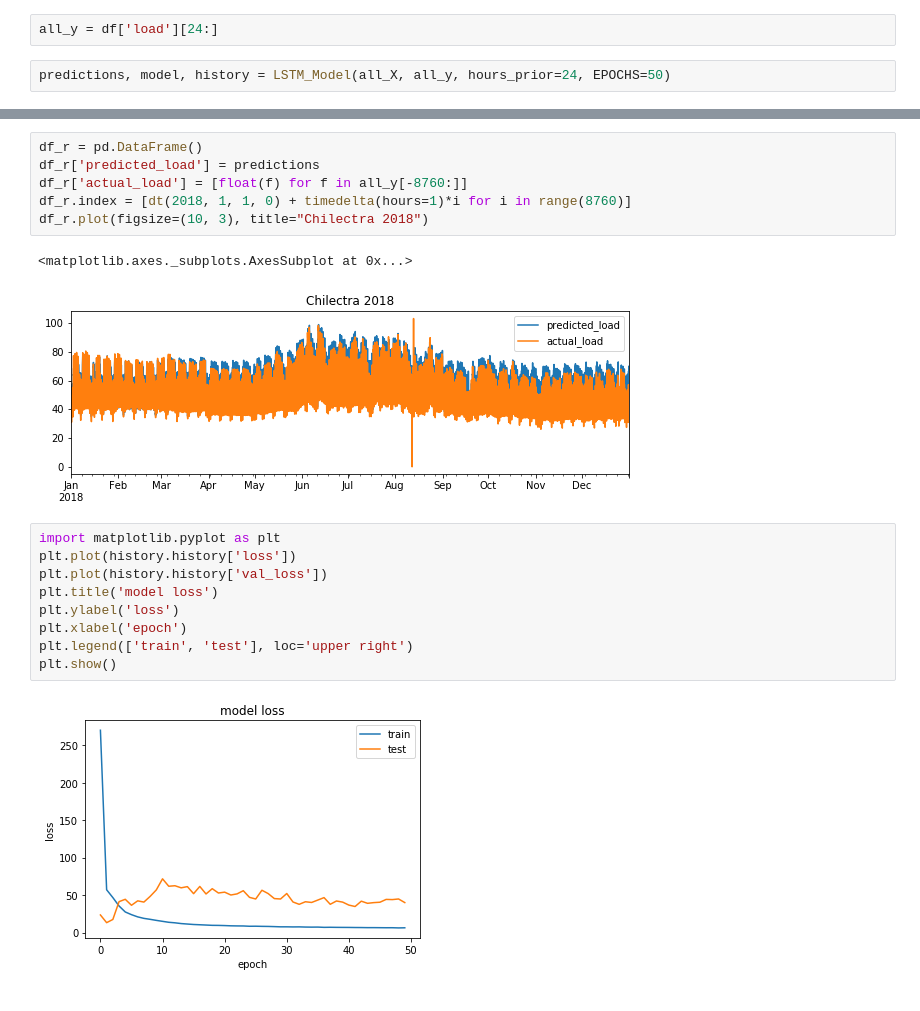
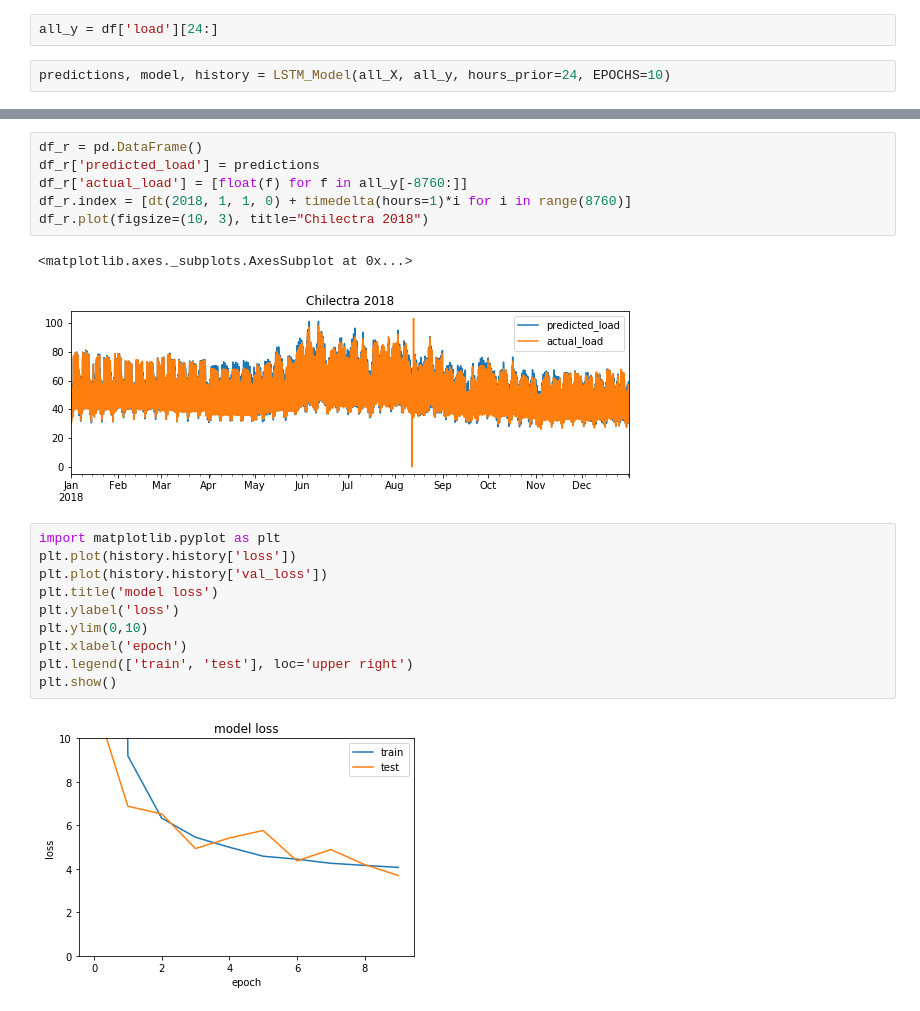
Before and after one commit to javierclb/energy_forecast, a Jupyter notebook: LSTM.ipynb, the cells around one changed output, grey strips where cells are left out. Cells and saved outputs as stored; diff of their text form.

```diff
--- a/LSTM.ipynb
+++ b/LSTM.ipynb
@@ -15,5 +15,5 @@ all_X = prepare_data(df, hours_prior=24)
 # %%
 all_y = df['load'][24:]
 # %%
-predictions, model, history = LSTM_Model(all_X, all_y, hours_prior=24, EPOCHS=50)
+predictions, model, history = LSTM_Model(all_X, all_y, hours_prior=24, EPOCHS=10)
 # %% [output]
@@ -42,18 +42,19 @@ df_r.index = [dt(2018, 1, 1, 0) + timedelta(hours=1)*i for i in range(8760)]
 df_r.plot(figsize=(10, 3), title="Chilectra 2018")
 # %% [output]
 <matplotlib.axes._subplots.AxesSubplot at 0x...>
-[figure, old version]
+[figure, new version]
 # %%
 import matplotlib.pyplot as plt
 plt.plot(history.history['loss'])
 plt.plot(history.history['val_loss'])
 plt.title('model loss')
 plt.ylabel('loss')
+plt.ylim(0,10)
 plt.xlabel('epoch')
 plt.legend(['train', 'test'], loc='upper right')
 plt.show()
 # %% [output]
-[figure, old version]
+[figure, new version]
 # %%
 from tensorflow.keras.utils import plot_model
 plot_model(model, to_file='model.png')
```
Also changed, not shown: parts of 2 cells of this notebook, 5 other files.
